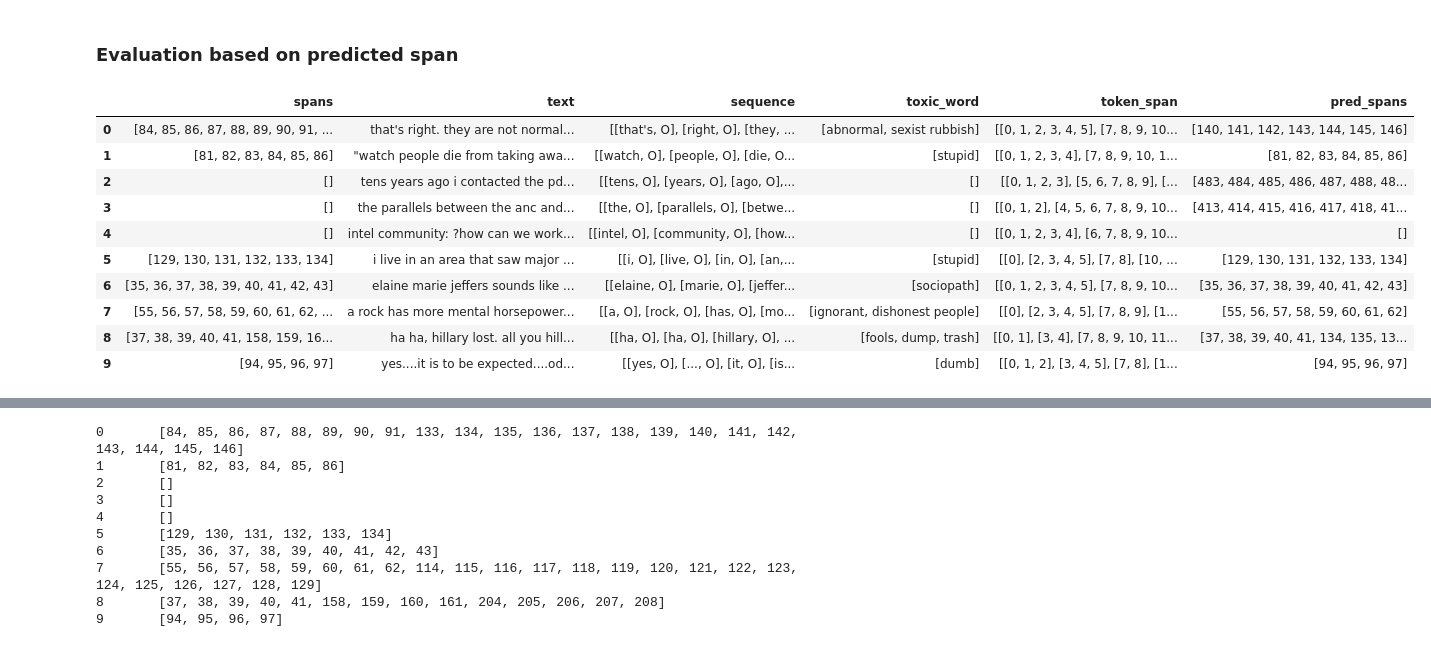
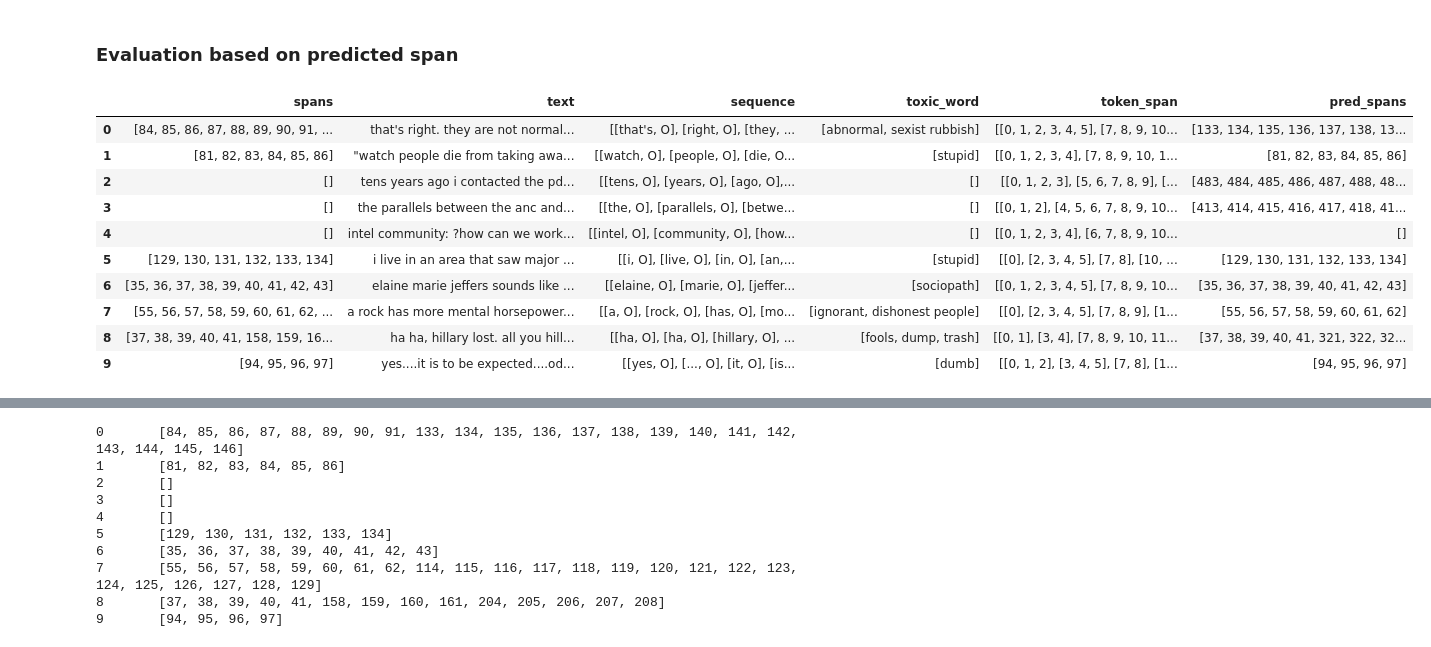
Before and after one commit to KaishuoWang/Toxic-Span-Detection, a Jupyter notebook: BIO_LSTM_GloVe/BIO_LSTM_GloVe.ipynb, the cells around one changed output, grey strips where cells are left out. Cells and saved outputs as stored; diff of their text form; code cells hidden in the pictures.

```diff
--- a/BIO_LSTM_GloVe/BIO_LSTM_GloVe.ipynb
+++ b/BIO_LSTM_GloVe/BIO_LSTM_GloVe.ipynb
@@ -519,16 +517,20 @@ for index, row in tsd_test.iterrows():
 # %%
 pred_spans = []
 for i in range(0, len(pred_tag)):
     tmp = []
     for j in range(0, len(pred_tag[i])):
-        if pred_tag[i][j] == "B" or pred_tag[i][j] == "I":
+        if pred_tag[i][j] == "B":
+            tmp += tsd_test['token_span'][i][j]
+        if pred_tag[i][j] == "I":
+            if pred_tag[i][j-1] == "B":
+                tmp += list(range(tsd_test['token_span'][i][j-1][-1], tsd_test['token_span'][i][j][0]))
             tmp += tsd_test['token_span'][i][j]
     pred_spans.append(tmp)
 tsd_test['pred_spans'] = pred_spans
 tsd_test.head(10)
 # %% [output]
 |  | spans | text | sequence | toxic_word | token_span | pred_spans |
-| 0 | [84, 85, 86, 87, 88, 89, 90, 91, ... | that's right. they are not normal... | [[that's, O], [right, O], [they, ... | [abnormal, sexist rubbish] | [[0, 1, 2, 3, 4, 5], [7, 8, 9, 10... | [140, 141, 142, 143, 144, 145, 146] |
+| 0 | [84, 85, 86, 87, 88, 89, 90, 91, ... | that's right. they are not normal... | [[that's, O], [right, O], [they, ... | [abnormal, sexist rubbish] | [[0, 1, 2, 3, 4, 5], [7, 8, 9, 10... | [133, 134, 135, 136, 137, 138, 13... |
 | 1 | [81, 82, 83, 84, 85, 86] | "watch people die from taking awa... | [[watch, O], [people, O], [die, O... | [stupid] | [[0, 1, 2, 3, 4], [7, 8, 9, 10, 1... | [81, 82, 83, 84, 85, 86] |
 | 2 | [] | tens years ago i contacted the pd... | [[tens, O], [years, O], [ago, O],... | [] | [[0, 1, 2, 3], [5, 6, 7, 8, 9], [... | [483, 484, 485, 486, 487, 488, 48... |
 | 3 | [] | the parallels between the anc and... | [[the, O], [parallels, O], [betwe... | [] | [[0, 1, 2], [4, 5, 6, 7, 8, 9, 10... | [413, 414, 415, 416, 417, 418, 41... |
@@ -536,7 +538,7 @@ tsd_test.head(10)
 | 5 | [129, 130, 131, 132, 133, 134] | i live in an area that saw major ... | [[i, O], [live, O], [in, O], [an,... | [stupid] | [[0], [2, 3, 4, 5], [7, 8], [10, ... | [129, 130, 131, 132, 133, 134] |
 | 6 | [35, 36, 37, 38, 39, 40, 41, 42, 43] | elaine marie jeffers sounds like ... | [[elaine, O], [marie, O], [jeffer... | [sociopath] | [[0, 1, 2, 3, 4, 5], [7, 8, 9, 10... | [35, 36, 37, 38, 39, 40, 41, 42, 43] |
 | 7 | [55, 56, 57, 58, 59, 60, 61, 62, ... | a rock has more mental horsepower... | [[a, O], [rock, O], [has, O], [mo... | [ignorant, dishonest people] | [[0], [2, 3, 4, 5], [7, 8, 9], [1... | [55, 56, 57, 58, 59, 60, 61, 62] |
-| 8 | [37, 38, 39, 40, 41, 158, 159, 16... | ha ha, hillary lost. all you hill... | [[ha, O], [ha, O], [hillary, O], ... | [fools, dump, trash] | [[0, 1], [3, 4], [7, 8, 9, 10, 11... | [37, 38, 39, 40, 41, 134, 135, 13... |
+| 8 | [37, 38, 39, 40, 41, 158, 159, 16... | ha ha, hillary lost. all you hill... | [[ha, O], [ha, O], [hillary, O], ... | [fools, dump, trash] | [[0, 1], [3, 4], [7, 8, 9, 10, 11... | [37, 38, 39, 40, 41, 321, 322, 32... |
 | 9 | [94, 95, 96, 97] | yes....it is to be expected....od... | [[yes, O], [..., O], [it, O], [is... | [dumb] | [[0, 1, 2], [3, 4, 5], [7, 8], [1... | [94, 95, 96, 97] |
 # %%
 f1_scores = []
```
Also changed, not shown: parts of 12 cells of this notebook, 6 other files.
